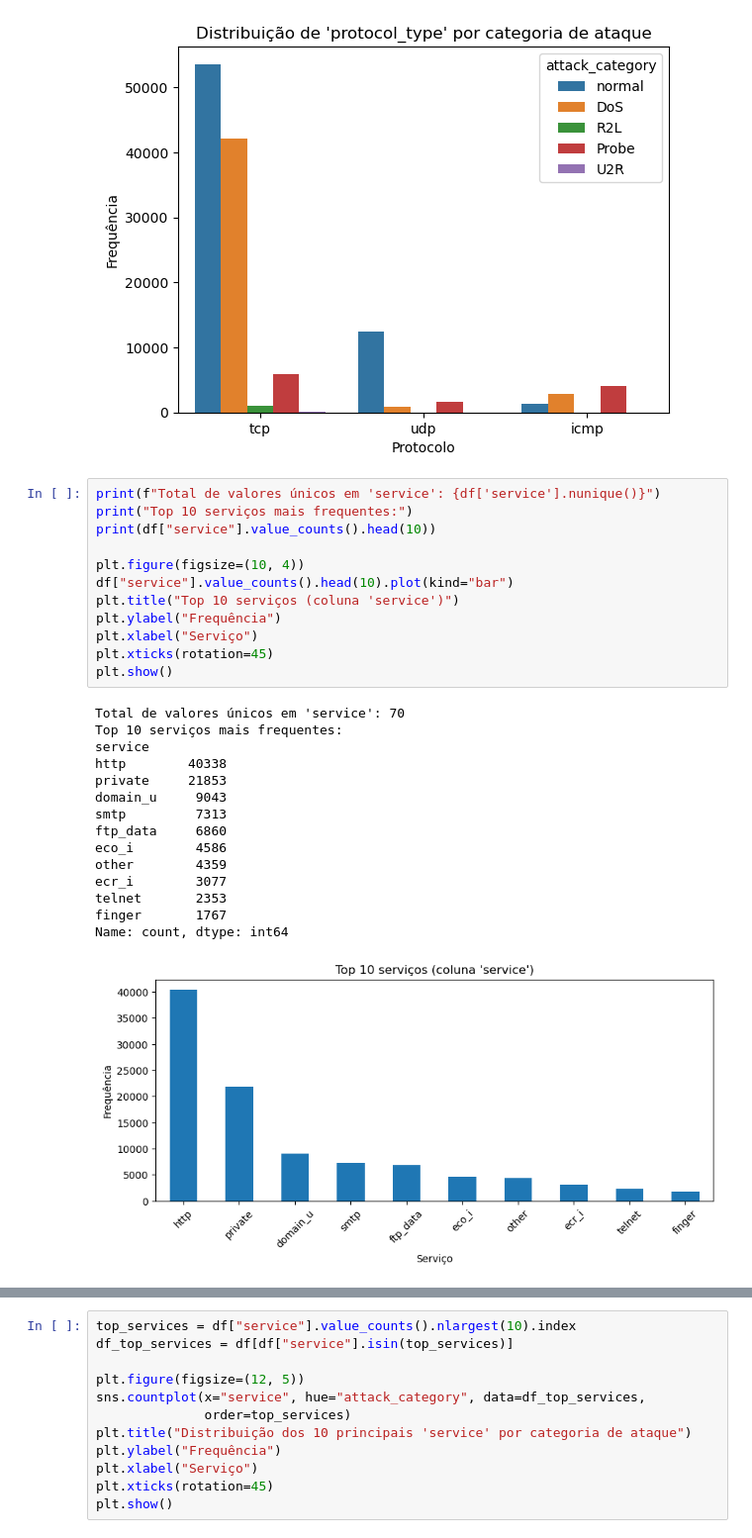
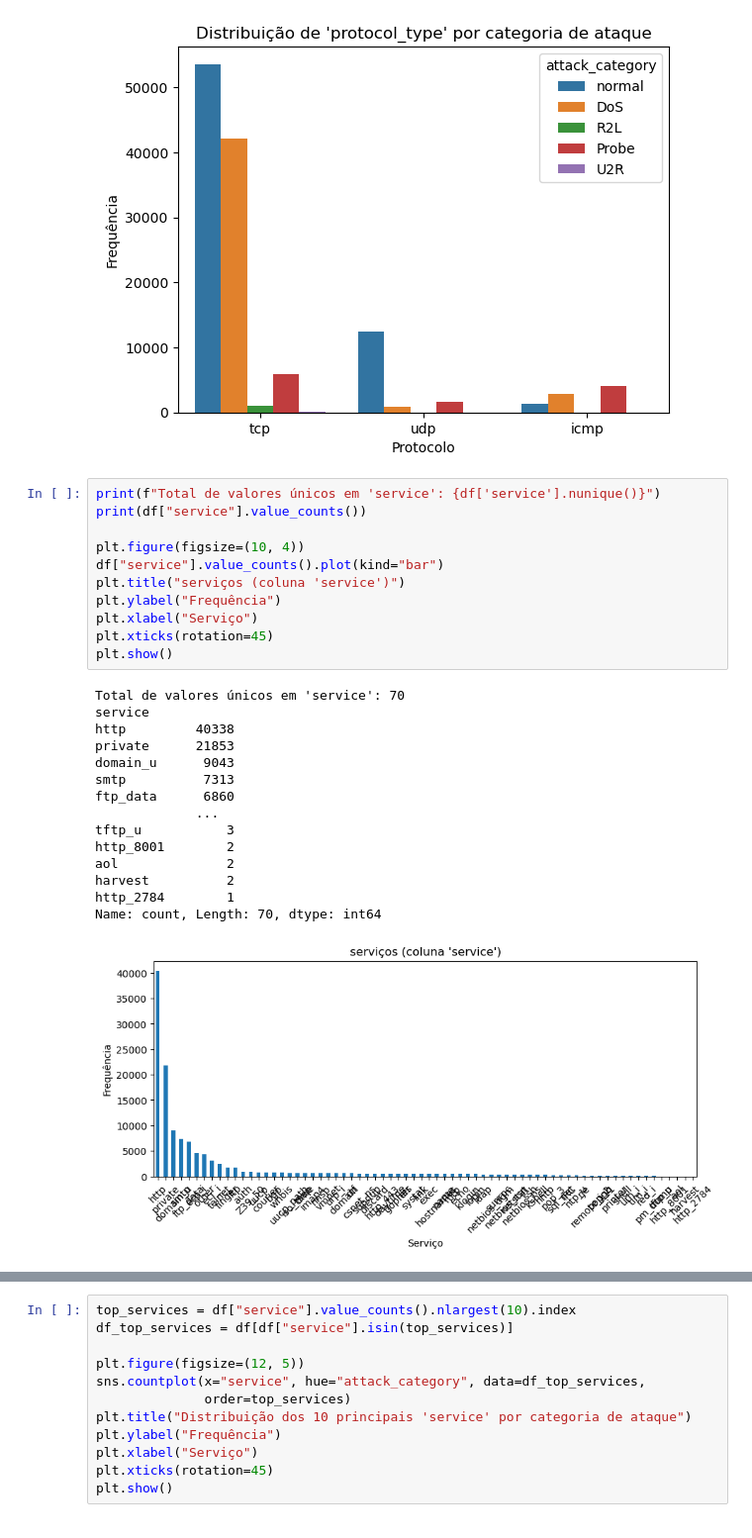
Before and after one commit to pedro-coelho-dr/ml-ids, a Jupyter notebook: notebooks/01_exploration.ipynb, the cells around one changed output, grey strips where cells are left out. Shown at 99% size. Cells and saved outputs as stored; diff of their text form.

```diff
--- a/notebooks/01_exploration.ipynb
+++ b/notebooks/01_exploration.ipynb
@@ -168,29 +168,28 @@ plt.show()
 [figure]
 # %%
 print(f"Total de valores únicos em 'service': {df['service'].nunique()}")
-print("Top 10 serviços mais frequentes:")
-print(df["service"].value_counts().head(10))
+print(df["service"].value_counts())
 
 plt.figure(figsize=(10, 4))
-df["service"].value_counts().head(10).plot(kind="bar")
-plt.title("Top 10 serviços (coluna 'service')")
+df["service"].value_counts().plot(kind="bar")
+plt.title("serviços (coluna 'service')")
 plt.ylabel("Frequência")
 plt.xlabel("Serviço")
 plt.xticks(rotation=45)
 plt.show()
 # %% [output]
 Total de valores únicos em 'service': 70
-Top 10 serviços mais frequentes:
 service
-http        40338
-private     21853
-domain_u     9043
-smtp         7313
-ftp_data     6860
-eco_i        4586
-other        4359
-ecr_i        3077
-telnet       2353
-finger       1767
-Name: count, dtype: int64
+http         40338
+private      21853
+domain_u      9043
+smtp          7313
+ftp_data      6860
+             ...
+tftp_u           3
+http_8001        2
+aol              2
+harvest          2
+http_2784        1
+Name: count, Length: 70, dtype: int64
-[figure, old version]
+[figure, new version]
```
Also changed, not shown: parts of 4 cells of this notebook.
